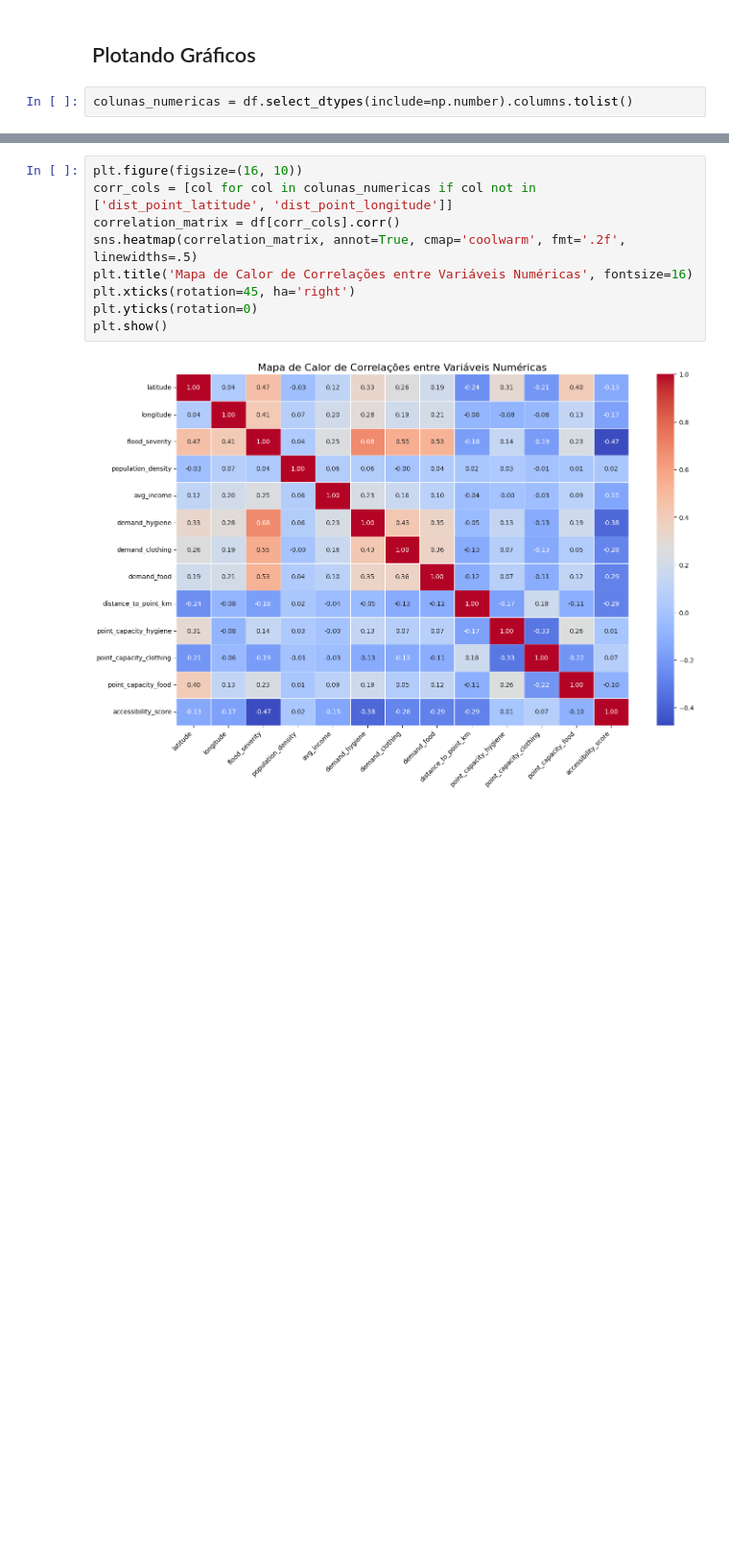
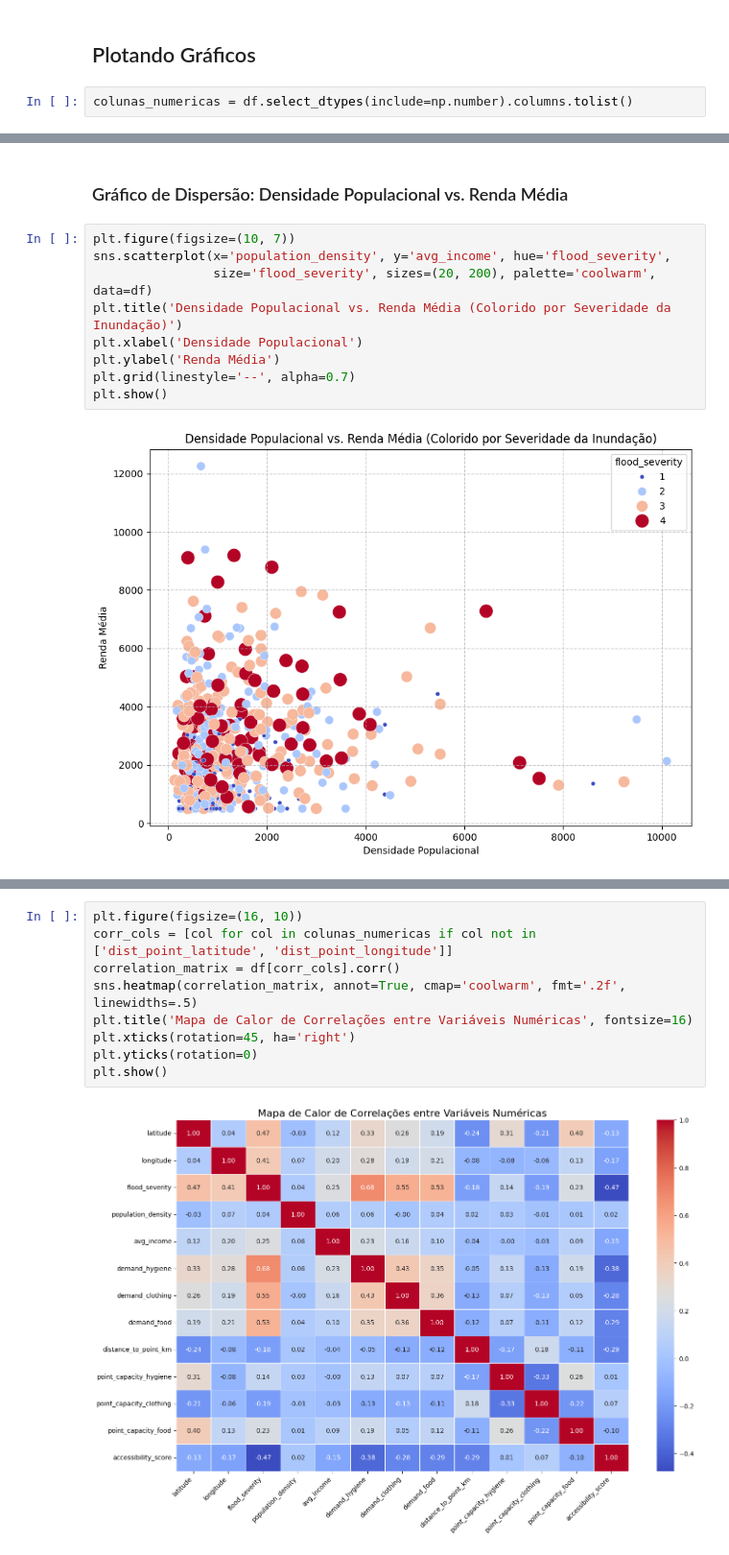
Before and after one commit to guiakiraa/ia-gs, a Jupyter notebook: model.ipynb, the cells around one changed output, grey strips where cells are left out. Shown at 96% size. Drawn from its saved outputs; the diff is of its cells as text; blank space fills up the shorter version.

```diff
--- a/model.ipynb
+++ b/model.ipynb
@@ -104,0 +119,13 @@ colunas_numericas = df.select_dtypes(include=np.number).columns.tolist()
+# %% [markdown]
+### Gráfico de Dispersão: Densidade Populacional vs. Renda Média
+# %%
+plt.figure(figsize=(10, 7))
+sns.scatterplot(x='population_density', y='avg_income', hue='flood_severity',
+                size='flood_severity', sizes=(20, 200), palette='coolwarm', data=df)
+plt.title('Densidade Populacional vs. Renda Média (Colorido por Severidade da Inundação)')
+plt.xlabel('Densidade Populacional')
+plt.ylabel('Renda Média')
+plt.grid(linestyle='--', alpha=0.7)
+plt.show()
+# %% [output]
+[figure, added]
```
Also changed, not shown: parts of 37 cells of this notebook, 2 other files.
